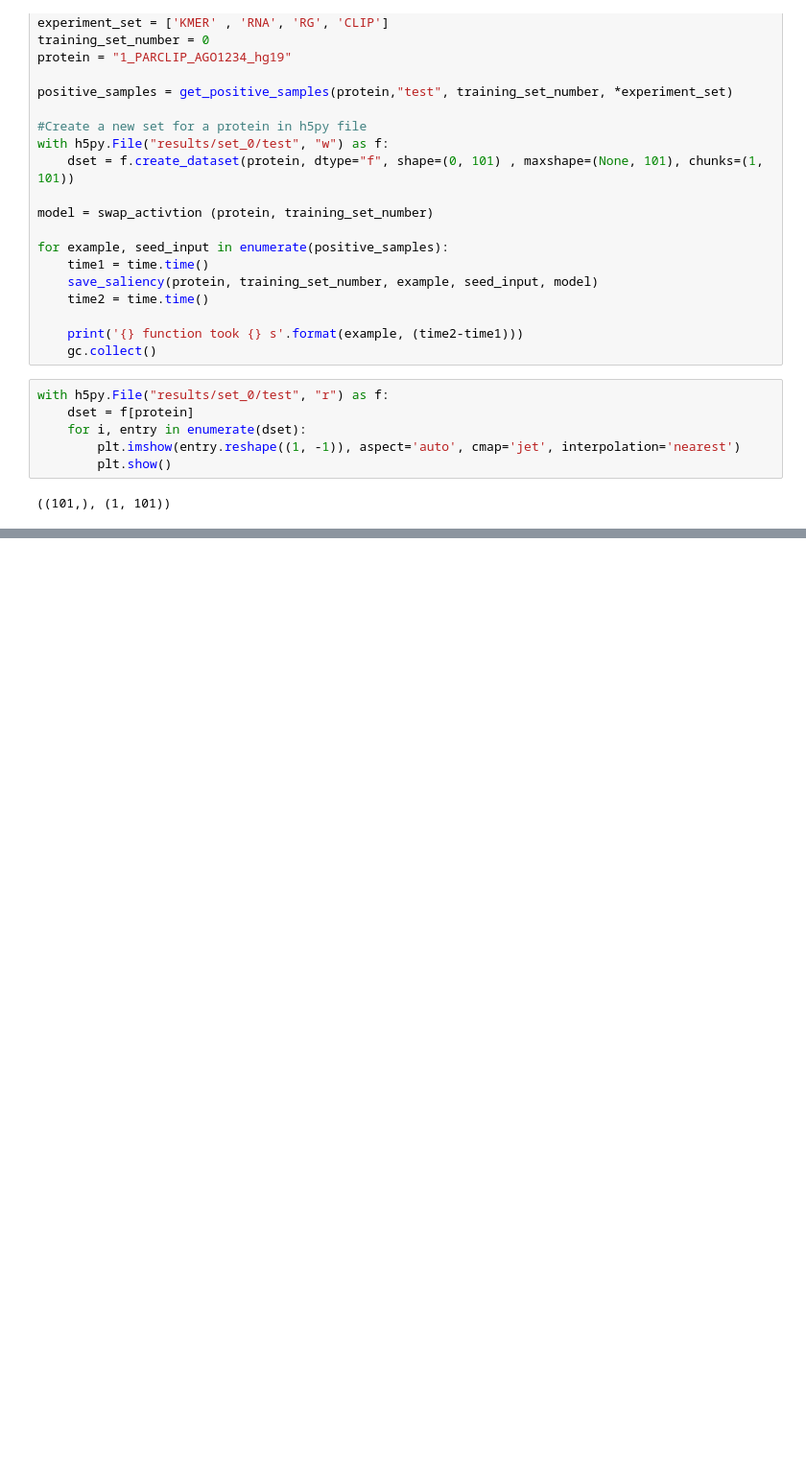
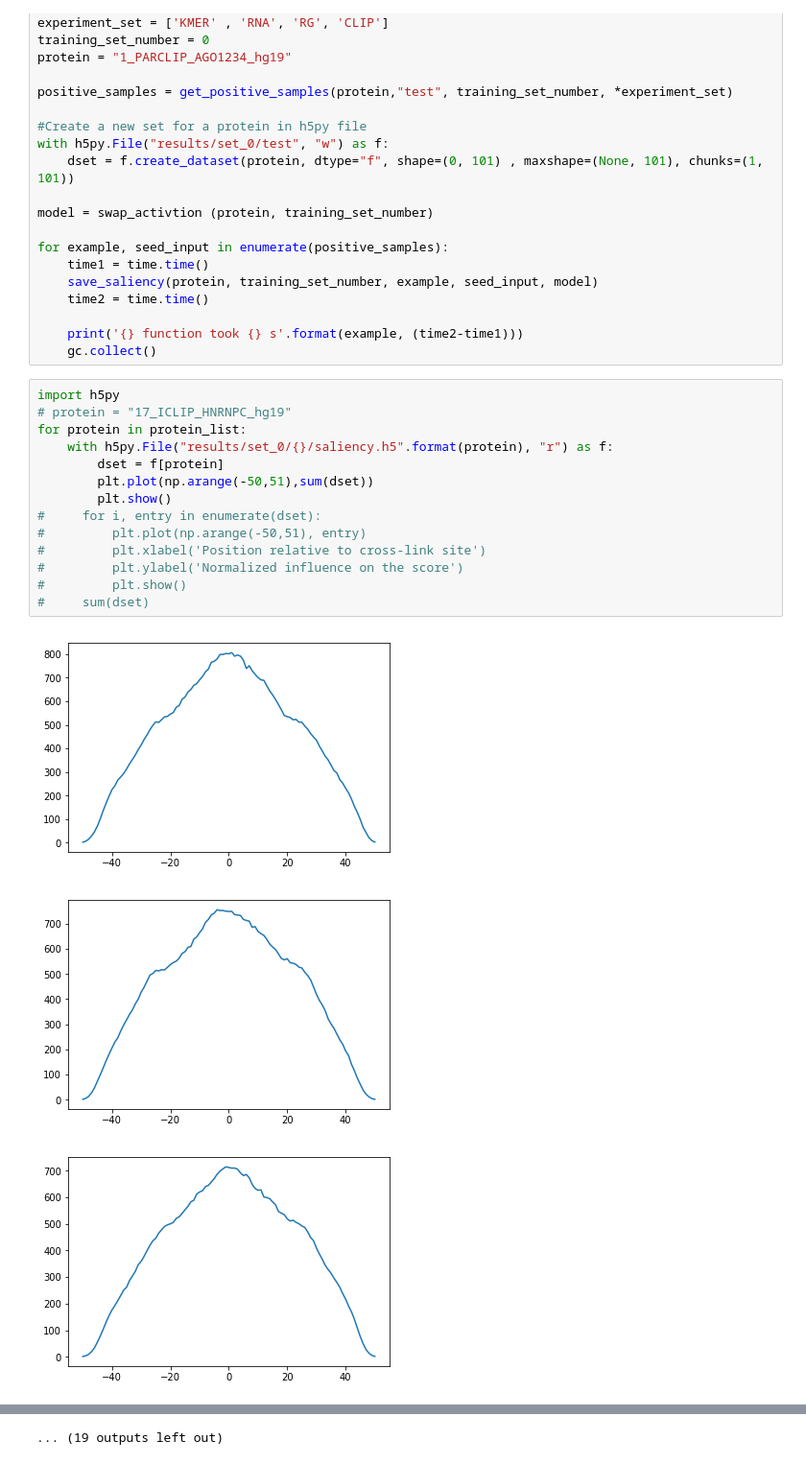
Before and after one commit to AnzeLovse/mcBind, a Jupyter notebook: saliency_visualization.ipynb, the cells around one changed output, grey strips where cells are left out. Shown at 96% size. Cells and saved outputs as stored; diff of their text form; blank space fills up the shorter version.

```diff
--- a/saliency_visualization.ipynb
+++ b/saliency_visualization.ipynb
@@ -445,11 +443,21 @@ for example, seed_input in enumerate(positive_samples):
 
     print('{} function took {} s'.format(example, (time2-time1)))
     gc.collect()
-# %%
-with h5py.File("results/set_0/test", "r") as f:
-    dset = f[protein]
-    for i, entry in enumerate(dset):
-        plt.imshow(entry.reshape((1, -1)), aspect='auto', cmap='jet', interpolation='nearest')
-        plt.show()
-# %% [output]
-((101,), (1, 101))
+# %%
+import h5py
+# protein = "17_ICLIP_HNRNPC_hg19"
+for protein in protein_list:
+    with h5py.File("results/set_0/{}/saliency.h5".format(protein), "r") as f:
+        dset = f[protein]
+        plt.plot(np.arange(-50,51),sum(dset))
+        plt.show()
+#     for i, entry in enumerate(dset):
+#         plt.plot(np.arange(-50,51), entry)
+#         plt.xlabel('Position relative to cross-link site')
+#         plt.ylabel('Normalized influence on the score')
+#         plt.show()
+#     sum(dset)
+# %% [output]
+[figure, added]
+[figure, added]
+[figure, added]
@@ -456,3 +473,4 @@ with h5py.File("results/set_0/test", "r") as f:
+... (19 outputs left out)
 # %%
 #Saliency motifs generated on saliency of whole positive data set for each protein.
 from vis.visualization import visualize_activation, visualize_saliency
```
Also changed, not shown: parts of 6 cells of this notebook, 27 other files.
